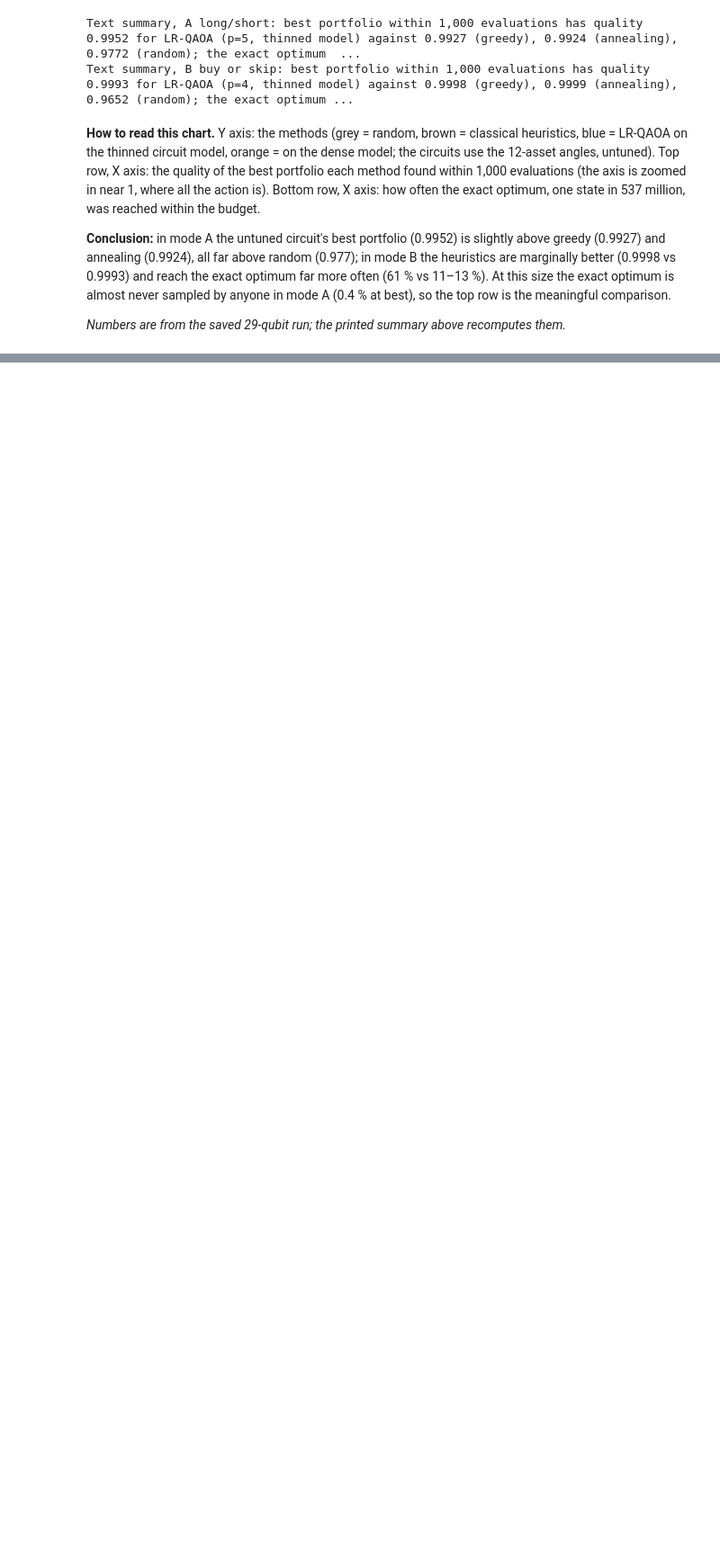
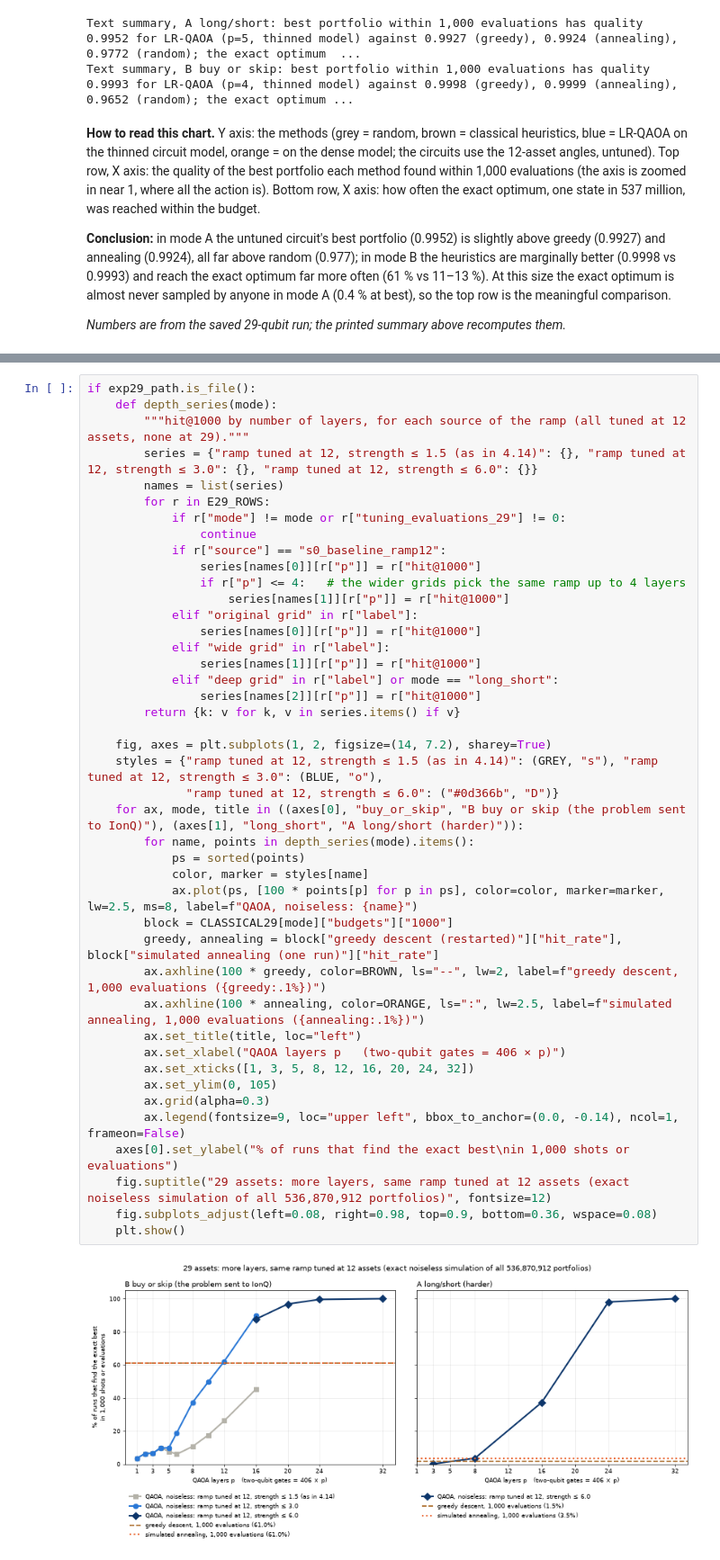
Before and after one commit to Oussema-t/zollerqu-qollab, a Jupyter notebook: stocks/stock_idea_ZollerQu.ipynb, the cells around one changed output, grey strips where cells are left out. Shown at 90% size. Cells and saved outputs as stored; diff of their text form; blank space fills up the shorter version.

```diff
--- a/stocks/stock_idea_ZollerQu.ipynb
+++ b/stocks/stock_idea_ZollerQu.ipynb
@@ -3002,0 +3075,45 @@ Text summary, B buy or skip: best portfolio within 1,000 evaluations has quality
+# %%
+if exp29_path.is_file():
+    def depth_series(mode):
+        """hit@1000 by number of layers, for each source of the ramp (all tuned at 12 assets, none at 29)."""
+        series = {"ramp tuned at 12, strength ≤ 1.5 (as in 4.14)": {}, "ramp tuned at 12, strength ≤ 3.0": {}, "ramp tuned at 12, strength ≤ 6.0": {}}
+        names = list(series)
+        for r in E29_ROWS:
+            if r["mode"] != mode or r["tuning_evaluations_29"] != 0:
+                continue
+            if r["source"] == "s0_baseline_ramp12":
+                series[names[0]][r["p"]] = r["hit@1000"]
+                if r["p"] <= 4:   # the wider grids pick the same ramp up to 4 layers
+                    series[names[1]][r["p"]] = r["hit@1000"]
+            elif "original grid" in r["label"]:
+                series[names[0]][r["p"]] = r["hit@1000"]
+            elif "wide grid" in r["label"]:
+                series[names[1]][r["p"]] = r["hit@1000"]
+            elif "deep grid" in r["label"] or mode == "long_short":
+                series[names[2]][r["p"]] = r["hit@1000"]
+        return {k: v for k, v in series.items() if v}
+
+    fig, axes = plt.subplots(1, 2, figsize=(14, 7.2), sharey=True)
+    styles = {"ramp tuned at 12, strength ≤ 1.5 (as in 4.14)": (GREY, "s"), "ramp tuned at 12, strength ≤ 3.0": (BLUE, "o"),
+              "ramp tuned at 12, strength ≤ 6.0": ("#0d366b", "D")}
+    for ax, mode, title in ((axes[0], "buy_or_skip", "B buy or skip (the problem sent to IonQ)"), (axes[1], "long_short", "A long/short (harder)")):
+        for name, points in depth_series(mode).items():
+            ps = sorted(points)
+            color, marker = styles[name]
+            ax.plot(ps, [100 * points[p] for p in ps], color=color, marker=marker, lw=2.5, ms=8, label=f"QAOA, noiseless: {name}")
+        block = CLASSICAL29[mode]["budgets"]["1000"]
+        greedy, annealing = block["greedy descent (restarted)"]["hit_rate"], block["simulated annealing (one run)"]["hit_rate"]
+        ax.axhline(100 * greedy, color=BROWN, ls="--", lw=2, label=f"greedy descent, 1,000 evaluations ({greedy:.1%})")
+        ax.axhline(100 * annealing, color=ORANGE, ls=":", lw=2.5, label=f"simulated annealing, 1,000 evaluations ({annealing:.1%})")
+        ax.set_title(title, loc="left")
+        ax.set_xlabel("QAOA layers p   (two-qubit gates = 406 × p)")
+        ax.set_xticks([1, 3, 5, 8, 12, 16, 20, 24, 32])
+        ax.set_ylim(0, 105)
+        ax.grid(alpha=0.3)
+        ax.legend(fontsize=9, loc="upper left", bbox_to_anchor=(0.0, -0.14), ncol=1, frameon=False)
+    axes[0].set_ylabel("% of runs that find the exact best\nin 1,000 shots or evaluations")
+    fig.suptitle("29 assets: more layers, same ramp tuned at 12 assets (exact noiseless simulation of all 536,870,912 portfolios)", fontsize=12)
+    fig.subplots_adjust(left=0.08, right=0.98, top=0.9, bottom=0.36, wspace=0.08)
+    plt.show()
+# %% [output]
+[figure, added]
```
Also changed, not shown: parts of 7 cells of this notebook, 24 other files.
